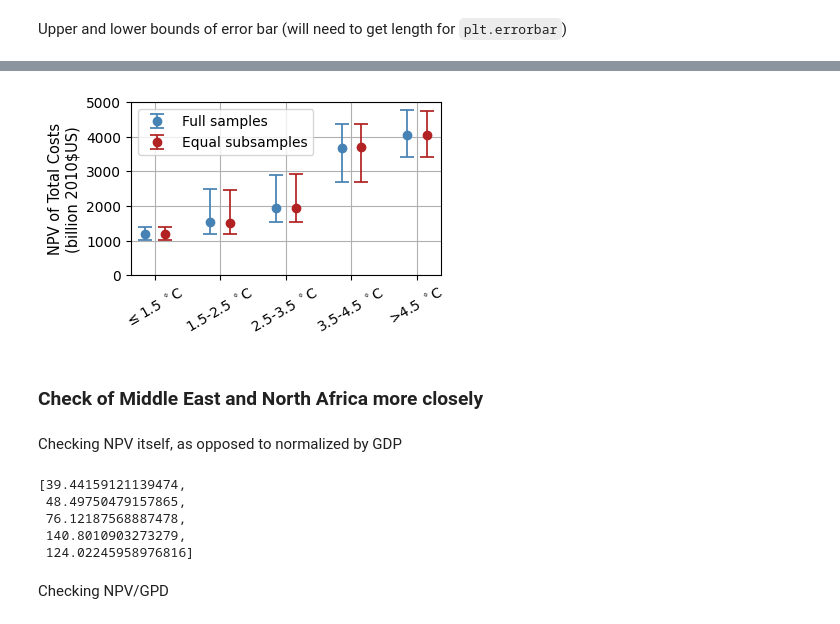
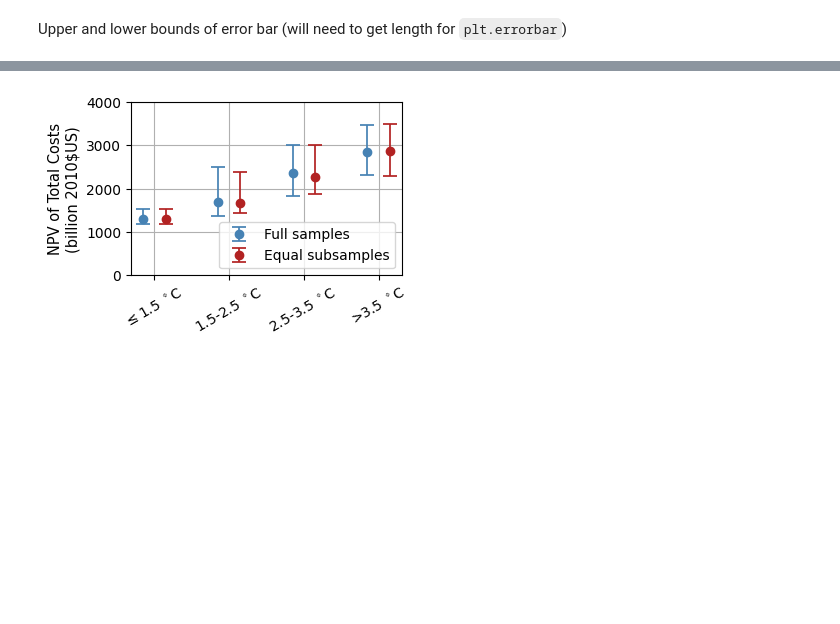
Before and after one commit to raddleverse/tempthresholds, a Jupyter notebook: analysis_darnell.ipynb, the cells around one changed output, grey strips where cells are left out. Cells and saved outputs as stored; diff of their text form; code cells hidden in the pictures; blank space fills up the shorter version.

```diff
--- a/analysis_darnell.ipynb
+++ b/analysis_darnell.ipynb
@@ -77,13 +77,11 @@ Upper and lower bounds of error bar (will need to get length for `plt.errorbar`)
 npv_uppers  = np.array([dfN.loc[(dfN.temp2100 <= 1.5), "npv"].quantile(quants[-1]),
                         dfN.loc[(dfN.temp2100 > 1.5) & (dfN.temp2100 <= 2.5), "npv"].quantile(quants[-1]),
                         dfN.loc[(dfN.temp2100 > 2.5) & (dfN.temp2100 <= 3.5), "npv"].quantile(quants[-1]),
-                        dfN.loc[(dfN.temp2100 > 3.5) & (dfN.temp2100 <= 4.5), "npv"].quantile(quants[-1]),
-                        dfN.loc[(dfN.temp2100 > 4.5), "npv"].quantile(quants[-1])])
+                        dfN.loc[(dfN.temp2100 > 3.5), "npv"].quantile(quants[-1])])
 npv_lowers  = np.array([dfN.loc[(dfN.temp2100 <= 1.5), "npv"].quantile(quants[0]),
                         dfN.loc[(dfN.temp2100 > 1.5) & (dfN.temp2100 <= 2.5), "npv"].quantile(quants[0]),
                         dfN.loc[(dfN.temp2100 > 2.5) & (dfN.temp2100 <= 3.5), "npv"].quantile(quants[0]),
-                        dfN.loc[(dfN.temp2100 > 3.5) & (dfN.temp2100 <= 4.5), "npv"].quantile(quants[0]),
-                        dfN.loc[(dfN.temp2100 > 4.5), "npv"].quantile(quants[0])])
+                        dfN.loc[(dfN.temp2100 > 3.5), "npv"].quantile(quants[0])])
 # %%
 for t in range(len(threshold_labels)):
     print(threshold_labels[t], np.round(npv_heights[t]), " (",np.round(npv_lowers[t]),"-",np.round(npv_uppers[t]),")")
@@ -322,5 +299,5 @@ print(4.5,len(dfN.loc[dfN.temp2100 > 4.5]), len(dfN.loc[dfN.temp2100 > 4.5])/len
 # %%
-n_samples = 750
+n_samples = 61
 # %% [markdown]
 Heights for bar graph
 # %%
@@ -331,21 +308,18 @@ dfN.loc[(dfN.temp2100 <= 1.5),"npv"].sample(n=n_samples).quantile(0.5)
 npv_heights_check = np.array([dfN.loc[(dfN.temp2100 <= 1.5), "npv"].sample(n=n_samples).quantile(0.5),
                               dfN.loc[(dfN.temp2100 > 1.5) & (dfN.temp2100 <= 2.5), "npv"].sample(n=n_samples).quantile(0.5),
                               dfN.loc[(dfN.temp2100 > 2.5) & (dfN.temp2100 <= 3.5), "npv"].sample(n=n_samples).quantile(0.5),
-                              dfN.loc[(dfN.temp2100 > 3.5) & (dfN.temp2100 <= 4.5), "npv"].sample(n=n_samples).quantile(0.5),
-                              dfN.loc[(dfN.temp2100 > 4.5), "npv"].sample(n=n_samples).quantile(0.5)])
+                              dfN.loc[(dfN.temp2100 > 3.5), "npv"].sample(n=n_samples).quantile(0.5)])
 # %% [markdown]
 Upper and lower bounds of error bar (will need to get length for `plt.errorbar`)
 # %%
 npv_uppers_check  = np.array([dfN.loc[(dfN.temp2100 <= 1.5), "npv"].sample(n=n_samples).quantile(quants[-1]),
                               dfN.loc[(dfN.temp2100 > 1.5) & (dfN.temp2100 <= 2.5), "npv"].sample(n=n_samples).quantile(quants[-1]),
                               dfN.loc[(dfN.temp2100 > 2.5) & (dfN.temp2100 <= 3.5), "npv"].sample(n=n_samples).quantile(quants[-1]),
-                              dfN.loc[(dfN.temp2100 > 3.5) & (dfN.temp2100 <= 4.5), "npv"].sample(n=n_samples).quantile(quants[-1]),
-                              dfN.loc[(dfN.temp2100 > 4.5), "npv"].sample(n=n_samples).quantile(quants[-1])])
+                              dfN.loc[(dfN.temp2100 > 3.5), "npv"].sample(n=n_samples).quantile(quants[-1])])
 npv_lowers_check  = np.array([dfN.loc[(dfN.temp2100 <= 1.5), "npv"].sample(n=n_samples).quantile(quants[0]),
                               dfN.loc[(dfN.temp2100 > 1.5) & (dfN.temp2100 <= 2.5), "npv"].sample(n=n_samples).quantile(quants[0]),
                               dfN.loc[(dfN.temp2100 > 2.5) & (dfN.temp2100 <= 3.5), "npv"].sample(n=n_samples).quantile(quants[0]),
-                              dfN.loc[(dfN.temp2100 > 3.5) & (dfN.temp2100 <= 4.5), "npv"].sample(n=n_samples).quantile(quants[0]),
-                              dfN.loc[(dfN.temp2100 > 4.5), "npv"].sample(n=n_samples).quantile(quants[0])])
+                              dfN.loc[(dfN.temp2100 > 3.5), "npv"].sample(n=n_samples).quantile(quants[0])])
 # %%
 # ORIGINAL
 for t in range(len(threshold_labels)):
@@ -369,37 +341,19 @@ for t in range(len(threshold_labels)):
 # %%
-x = np.arange(start=0, stop=5, step=1)
+x = np.arange(start=0, stop=4, step=1)
 dx = 0.15
 
-fig,ax = plt.subplots(1,1,figsize=(4,2.25))
+fig,ax = plt.subplots(1,1,figsize=(3.5,2.25))
 #plt.bar(x=x-dx, height=npv_heights, label="Full samples", width=0.3)
 plt.errorbar(x=x-dx, y=npv_heights, label="Full samples",
              yerr=[npv_heights-npv_lowers, npv_uppers-npv_heights],
              fmt='o', color="steelblue", elinewidth=1.25, capsize=5, capthick=1.25)
 #plt.bar(x=x+dx, height=npv_heights_check, label="Equal subsamples", width=0.3, color="seagreen")
 plt.errorbar(x=x+dx, y=npv_heights_check, label="Equal subsamples",
              yerr=[npv_heights_check-npv_lowers_check, npv_uppers_check-npv_heights_check],
              fmt='o', color="firebrick", elinewidth=1.25, capsize=5, capthick=1.25)
-plt.ylim([0,5000]); plt.ylabel("NPV of Total Costs\n(billion 2010$US)", fontsize=10.5)
+plt.ylim([0,4000]); plt.ylabel("NPV of Total Costs\n(billion 2010$US)", fontsize=10.5)
 plt.xticks(ticks=x, labels=threshold_labels, rotation=30, fontsize=10); plt.yticks(fontsize=10)
 plt.grid(); ax.set_axisbelow(True); plt.legend()
-fig.savefig("./figures/npv_global_errorbars-only-VIVEK_check.pdf", bbox_inches='tight');
+fig.savefig("./figures/npv_global_errorbars-only-VIVEK_check_Darnell.pdf", bbox_inches='tight');
 # %% [output]
-[figure, old version]
+[figure, new version]
-# %% [markdown]
-### Check of Middle East and North Africa more closely
-# %% [markdown]
-Checking NPV itself, as opposed to normalized by GDP
-# %%
-[dfN.loc[(dfN.temp2100 <= 1.5), "Middle East and North Africa"].quantile(0.5),
- dfN.loc[(dfN.temp2100 > 1.5) & (dfN.temp2100 <= 2.5), "Middle East and North Africa"].quantile(0.5),
- dfN.loc[(dfN.temp2100 > 2.5) & (dfN.temp2100 <= 3.5), "Middle East and North Africa"].quantile(0.5),
- dfN.loc[(dfN.temp2100 > 3.5) & (dfN.temp2100 <= 4.5), "Middle East and North Africa"].quantile(0.5),
- dfN.loc[(dfN.temp2100 > 4.5), "Middle East and North Africa"].quantile(0.5)]
-# %% [output]
-[39.44159121139474,
- 48.49750479157865,
- 76.12187568887478,
- 140.8010903273279,
- 124.02245958976816]
-# %% [markdown]
-Checking NPV/GPD
```
Also changed, not shown: parts of 47 cells of this notebook.
